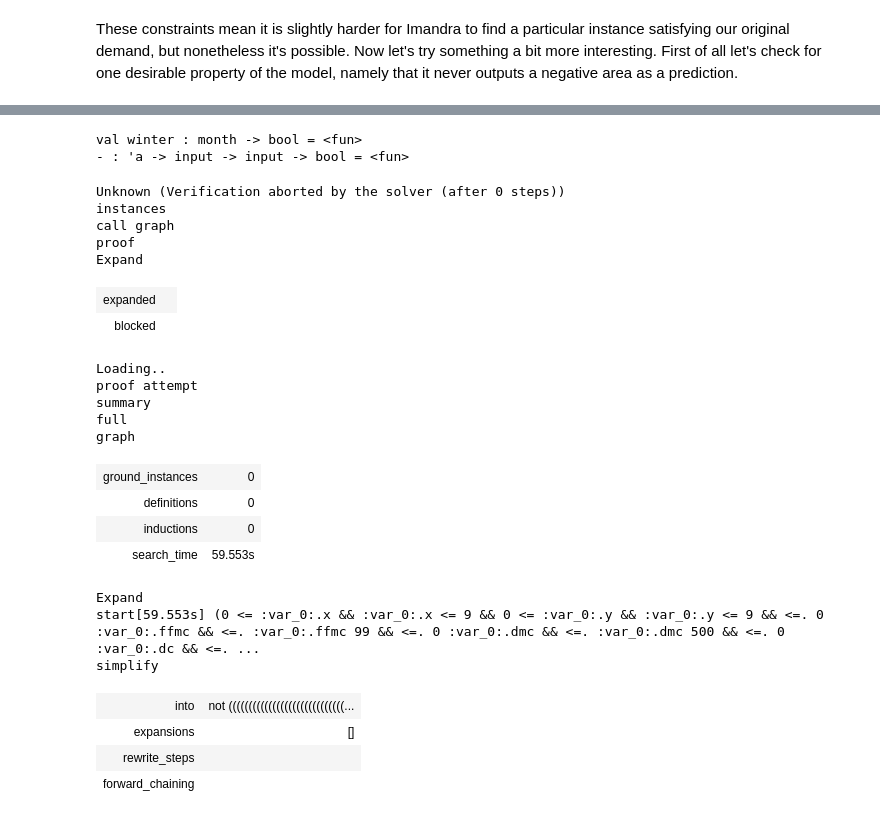
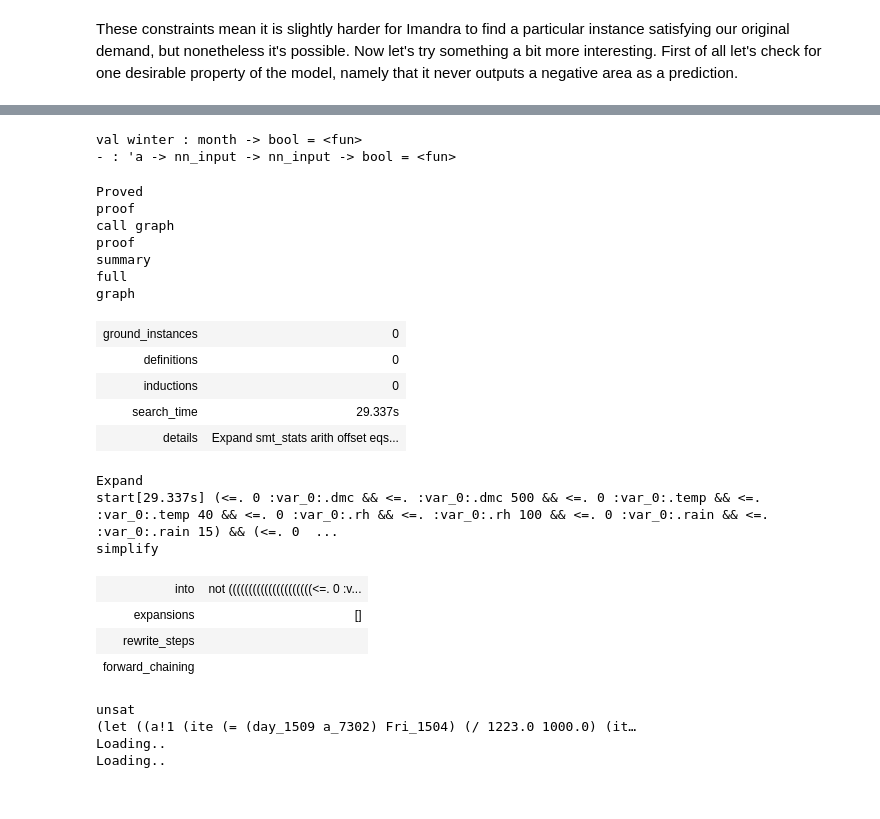
Before and after one commit to imandra-ai/imandra-stats-experiments, a Jupyter notebook: supervised_learning/supervised_learning.ipynb, the cells around one changed output, grey strips where cells are left out. Cells and saved outputs as stored; diff of their text form; code cells hidden in the pictures.

```diff
--- a/supervised_learning/supervised_learning.ipynb
+++ b/supervised_learning/supervised_learning.ipynb
@@ -200,16 +607,10 @@ As our model is fully executable we can both query it as well as find counterexa
 # %%
 let x = {
-  x = 8;
-  y = 6;
   month = Aug;
   day = Sat;
-  ffmc = 93.7;
   dmc = 231.1;
-  dc = 715.1;
-  isi = 8.4;
   temp = 26.9;
   rh = 31.0;
-  wind = 3.6;
   rain = 0.0;};;
 
-let y = model x;;
+let y = nn_model x;;
@@ -381,46 +732,40 @@ Now let's test a hypothesis. All other things remaining equal, we would assume t
 # %%
 let winter month = month = Oct || month = Nov || month = Dec || month = Jan || month = Feb;;
 
-verify (fun x x1 x2 ->
-is_valid x1 &&
-is_valid x2 &&
-x1.x = x2.x &&
-x1.y = x2.y &&
-x1.month = x2.month &&
-not (winter x1.month) &&
-x1.day = x2.day &&
-x1.ffmc = x2.ffmc &&
-x1.dmc = x2.dmc &&
-x1.dc = x2.dc &&
-x1.isi = x2.isi &&
-x1.rh = x2.rh &&
-x1.wind = x2.wind &&
-(x1.rain +. 10.0) <=. x2.rain &&
-(x1.temp -. 10.0) >=. x2.temp ==>
-(model x1 +. 20.0) >=. model x2);;
+verify (fun x a b ->
+is_valid_nn a &&
+is_valid_nn b &&
+a.month = a.month &&
+not (winter a.month) &&
+a.day = b.day &&
+a.dmc = b.dmc &&
+a.rh = b.rh &&
+a.rain = b.rain &&
+(a.temp -. 10.0) >=. b.temp ==>
+(nn_model a +. 25.0) >=. nn_model b);;
 # %% [output]
 val winter : month -> bool = <fun>
-- : 'a -> input -> input -> bool = <fun>
+- : 'a -> nn_input -> nn_input -> bool = <fun>
-Unknown (Verification aborted by the solver (after 0 steps))
-instances
+Proved
+proof
 call graph
 proof
-Expand
+summary
+full
+graph
-| expanded |  |
-| blocked |  |
+| ground_instances | 0 |
+| definitions | 0 |
+| inductions | 0 |
+| search_time | 29.337s |
+| details | Expand smt_stats arith offset eqs... |
-Loading..
-proof attempt
-summary
-full
-graph
+Expand
+start[29.337s] (<=. 0 :var_0:.dmc && <=. :var_0:.dmc 500 && <=. 0 :var_0:.temp && <=. :var_0:.temp 40 && <=. 0 :var_0:.rh && <=. :var_0:.rh 100 && <=. 0 :var_0:.rain && <=. :var_0:.rain 15) && (<=. 0  ...
+simplify
-| ground_instances | 0 |
-| definitions | 0 |
-| inductions | 0 |
-| search_time | 59.553s |
+| into | not (((((((((((((((((((((<=. 0 :v... |
+| expansions | [] |
+| rewrite_steps |  |
+| forward_chaining |  |
-Expand
-start[59.553s] (0 <= :var_0:.x && :var_0:.x <= 9 && 0 <= :var_0:.y && :var_0:.y <= 9 && <=. 0 :var_0:.ffmc && <=. :var_0:.ffmc 99 && <=. 0 :var_0:.dmc && <=. :var_0:.dmc 500 && <=. 0 :var_0:.dc && <=. ...
-simplify
+unsat
+(let ((a!1 (ite (= (day_1509 a_7302) Fri_1504) (/ 1223.0 1000.0) (it…
+Loading..
+Loading..
-| into | not (((((((((((((((((((((((((((((... |
-| expansions | [] |
-| rewrite_steps |  |
-| forward_chaining |  |
```
Also changed, not shown: parts of 52 cells of this notebook, 8 other files.
